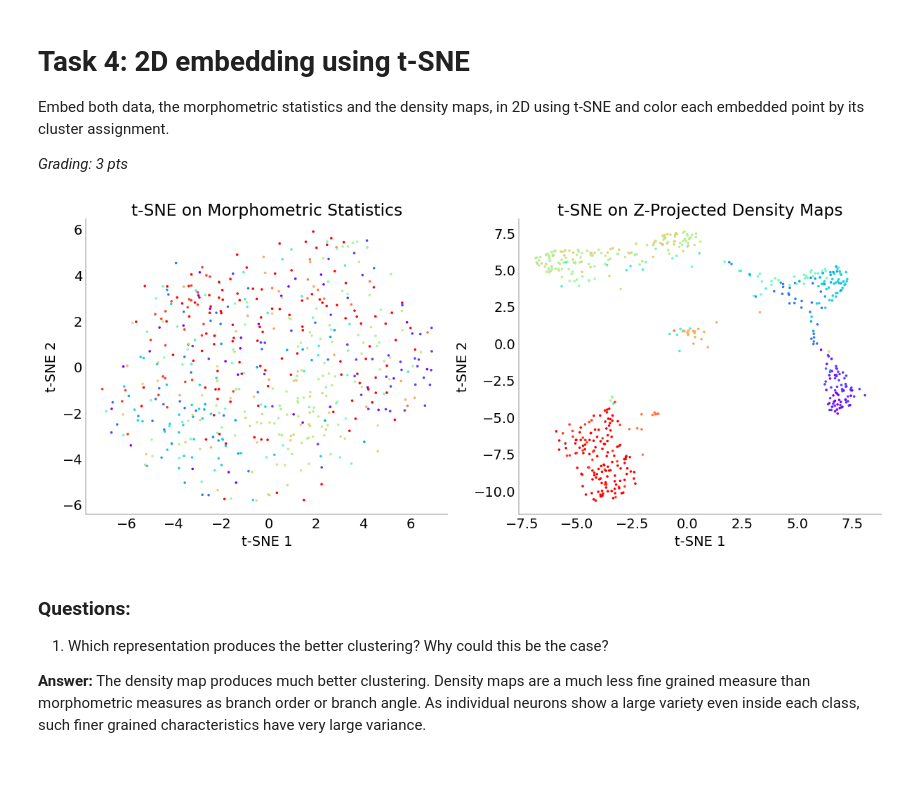
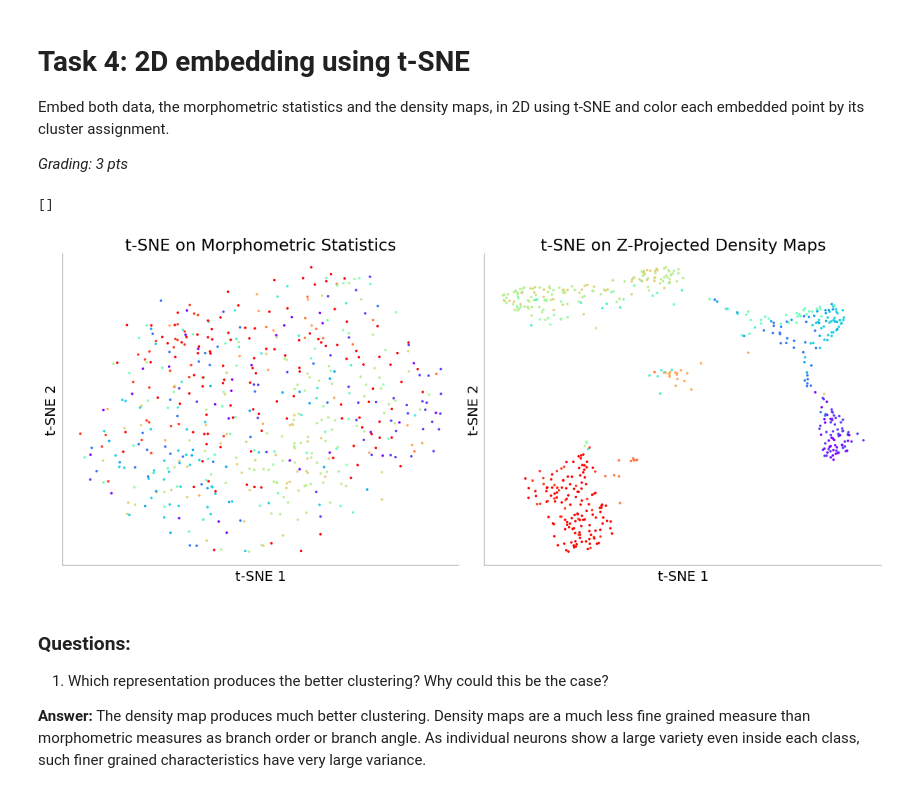
Before and after one commit to SaschaLeander/NeuralDataScience, a Jupyter notebook: notebooks/CodingLab8_final.ipynb, the cells around one changed output. Cells and saved outputs as stored; diff of their text form; code cells hidden in the pictures.

Commit message:
answered qs; changed plotting task 2

```diff
--- a/notebooks/CodingLab8_final.ipynb
+++ b/notebooks/CodingLab8_final.ipynb
@@ -503,38 +503,39 @@ fig, axes = plt.subplots(1, 2, figsize=(12, 5), layout="constrained")
 # ----------------------------------------------------------------------------
 # plot tsne fits for both morpometric statistics and z-projected density maps.
 # Color the points appropriately and answer the questions below. (2 pt)
 # ----------------------------------------------------------------------------
 axes[0].scatter(
     tsne_morphometric[:, 0],
     tsne_morphometric[:, 1],
     c=labels["cluster"].values,
     cmap="rainbow_r",
     s=10,
 )
 axes[0].set_title("t-SNE on Morphometric Statistics")
 axes[0].set_xlabel("t-SNE 1")
 axes[0].set_ylabel("t-SNE 2")
 # Hide x and y ticks
 axes[0].tick_params(axis="both", which="both", bottom=False, left=False)
-# axes[0].set_xticks([])
-# axes[0].set_yticks([])
+axes[0].set_xticks([])
+axes[0].set_yticks([])
 
 axes[1].scatter(
     tsne_density[:, 0],
     tsne_density[:, 1],
     c=labels["cluster"].values,
     cmap="rainbow_r",
     s=10,
 )
 axes[1].set_title("t-SNE on Z-Projected Density Maps")
 axes[1].set_xlabel("t-SNE 1")
 axes[1].set_ylabel("t-SNE 2")
 # Hide x and y ticks
 axes[1].tick_params(axis="both", which="both", bottom=False, left=False)
-# axes[1].set_xticks([])
-# axes[1].set_yticks([])
+axes[1].set_xticks([])
+axes[1].set_yticks([])
 # %% [output]
+[]
-[figure, old version]
+[figure, new version]
 # %% [markdown]
 ### Questions:
 1) Which representation produces the better clustering? Why could this be the case?
```
